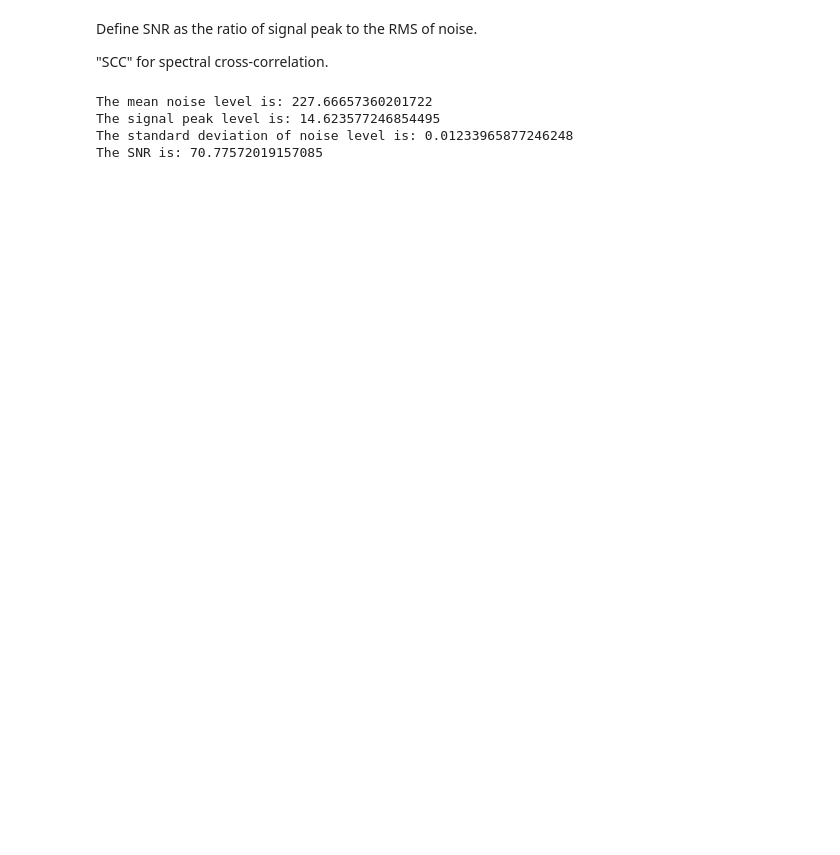
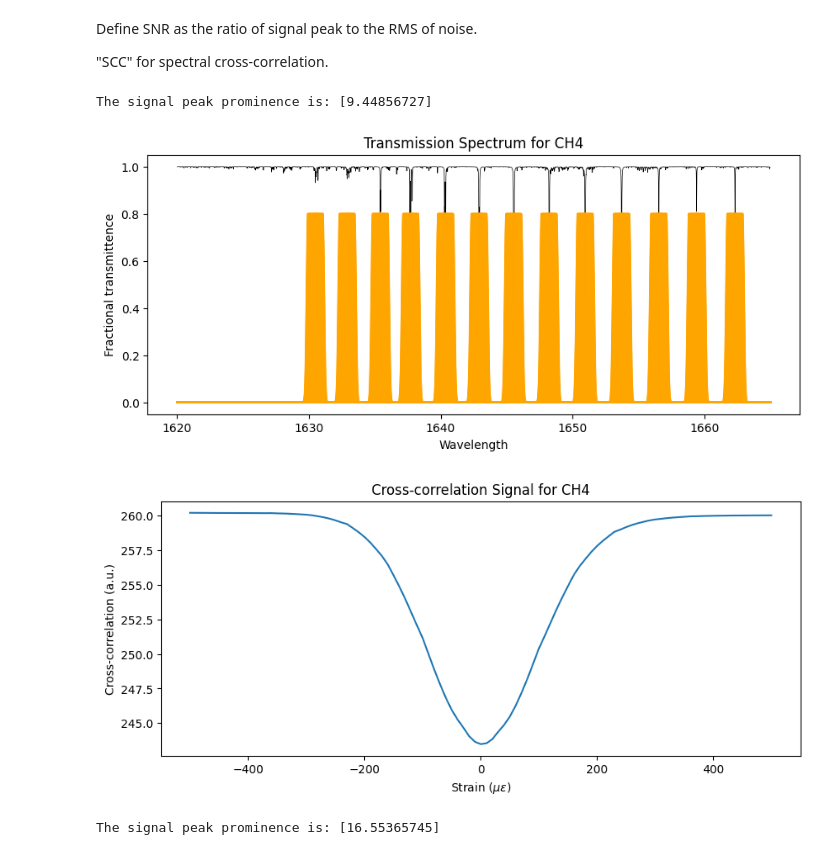
Before and after one commit to SAIL-Labs/FBG-Sensor, a Jupyter notebook: code/testing_SNR.ipynb, the cells around one changed output. Saved outputs shown, nothing was run; the diff lists cells and outputs as text; code cells hidden in the pictures; blank space fills up the shorter version.

Commit message:
added prominence

```diff
--- a/code/testing_SNR.ipynb
+++ b/code/testing_SNR.ipynb
@@ -78,19 +78,20 @@ Define SNR as the ratio of signal peak to the RMS of noise.
 "SCC" for spectral cross-correlation.
 # %%
 
-mean_noise = np.mean(cross_correlation[0:300])
-print("The mean noise level is:",mean_noise)
+# mean_noise = np.mean(cross_correlation[0:100])
+# print("The mean noise level is:",mean_noise)
 
-SCC_peak = np.abs(np.min(cross_correlation) - mean_noise)
-print("The signal peak level is:",SCC_peak) # signal peak
+# SCC_peak = np.abs(np.min(cross_correlation) - mean_noise)
+# print("The signal peak level is:",SCC_peak) # signal peak
 
-std_noise = np.std(cross_correlation[0:300])
-print("The standard deviation of noise level is:",std_noise)
+# std_noise = np.std(cross_correlation[0:100])
+# print("The standard deviation of noise level is:",std_noise)
 
-SNR = 10*np.log(SCC_peak/std_noise)
-print("The SNR is:",SNR)
+# SNR = 10*np.log(SCC_peak/std_noise)
+# print("The SNR is:",SNR)
+
+peaks_SCC, _ = find_peaks(-cross_correlation, distance=step)
+prominences = peak_prominences(-cross_correlation, peaks_SCC)[0]
+print("The signal peak prominence is:",prominences)
 # %% [output]
-The mean noise level is: 227.66657360201722
-The signal peak level is: 14.623577246854495
-The standard deviation of noise level is: 0.01233965877246248
-The SNR is: 70.77572019157085
+The signal peak prominence is: [9.44856727]
@@ -96,0 +123,41 @@ The SNR is: 70.77572019157085
+# %%
+step = 101
+strain = np.linspace(-500, 500, step)
+cross_correlation = np.zeros(step)
+
+plt.figure(figsize=(10,4))
+plt.plot(subset[:, 0], subset[:,1], color='black', linewidth=0.5, label='Original transmission spectrum')
+for i in range(len(strain)):
+    wavelength_gauss, trans_gauss = generate_spectrum_height(subset, peaks, 0.80, strain[i], n=len(index), sigma=1e-1, type='Gaussian')
+    cross_correlation[i] = np.sum(np.multiply((1-trans_gauss), subset[:,1]))
+    plt.plot(wavelength_gauss, 1-trans_gauss, '-', color='orange', alpha=0.8, label='Gaussian model')
+plt.xlabel('Wavelength'); plt.ylabel('Fractional transmittence')
+plt.title('Transmission Spectrum for CH4')
+plt.show()
+
+plt.figure(figsize=(10,4))
+plt.plot(strain, cross_correlation)
+plt.xlabel('Strain ($\mu\epsilon$)'); plt.ylabel('Cross-correlation (a.u.)')
+plt.title('Cross-correlation Signal for CH4')
+plt.show()
+
+# mean_noise = np.mean(cross_correlation[0:100])
+# print("The mean noise level is:",mean_noise)
+
+# SCC_peak = np.abs(np.min(cross_correlation) - mean_noise)
+# print("The signal peak level is:",SCC_peak) # signal peak
+
+# std_noise = np.std(cross_correlation[0:100])
+# print("The standard deviation of noise level is:",std_noise)
+
+# SNR = 10*np.log(SCC_peak/std_noise)
+# print("The SNR is:",SNR)
+# %% [output]
+[figure, added]
+[figure, added]
+# %%
+peaks_SCC, _ = find_peaks(-cross_correlation, distance=step)
+prominences = peak_prominences(-cross_correlation, peaks_SCC)[0]
+print("The signal peak prominence is:",prominences)
+# %% [output]
+The signal peak prominence is: [16.55365745]
```
Also changed, not shown: parts of 4 cells of this notebook, 1 other file.
